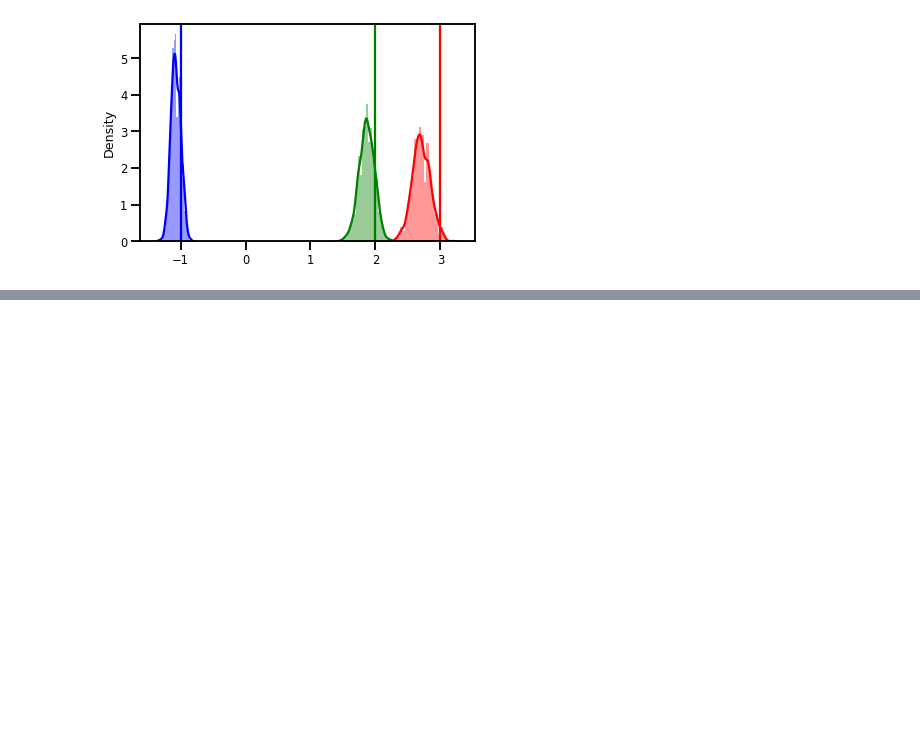
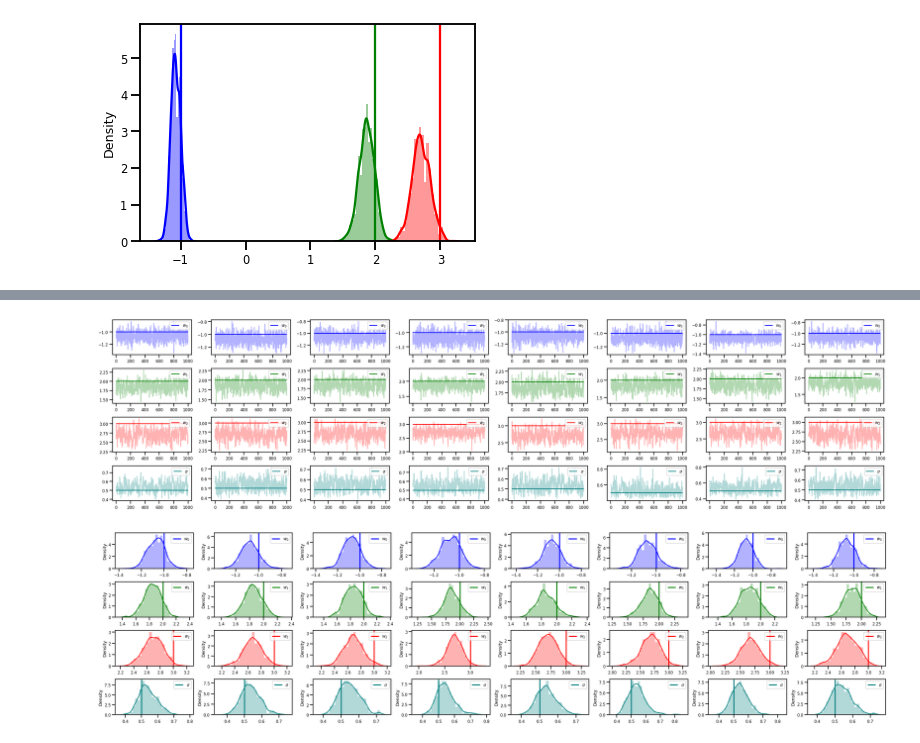
Before and after one commit to ghPRao/tensorflow_probability, a Jupyter notebook: notebooks/tensor_probability.ipynb, the cells around one changed output, grey strips where cells are left out. Saved outputs shown, nothing was run; the diff lists cells and outputs as text; code cells hidden in the pictures; blank space fills up the shorter version.

Commit message:
Sampling the noise

```diff
--- a/notebooks/tensor_probability.ipynb
+++ b/notebooks/tensor_probability.ipynb
@@ -527,0 +594,43 @@ plt.show()
+# %%
+w_chains, sigma_chains = chains
+
+# Trace plots of w (one of 8 chains)
+colors = ['b', 'g', 'r', 'teal']
+fig, axes = plt.subplots(4, num_chains, figsize=(4 * num_chains, 8))
+for j in range(num_chains):
+  for i in range(3):
+    ax = axes[i][j]
+    ax.plot(w_chains[:, j, i], c=colors[i], alpha=.3)
+    ax.hlines(true_w[i], 0, 1000, zorder=4, color=colors[i], label="$w_{}$".format(i))
+    ax.legend(loc='upper right')
+  ax = axes[3][j]
+  ax.plot(sigma_chains[:, j], alpha=.3, c=colors[3])
+  ax.hlines(noise_scale, 0, 1000, zorder=4, color=colors[3], label=r"$\sigma$".format(i))
+  ax.legend(loc='upper right')
+fig.tight_layout()
+plt.show()
+
+# Histogram of samples of w
+fig, axes = plt.subplots(4, num_chains, figsize=(4 * num_chains, 8))
+for j in range(num_chains):
+  for i in range(3):
+    ax = axes[i][j]
+    sns.distplot(w_chains[:, j, i], color=colors[i], norm_hist=True, ax=ax, hist_kws={'alpha': .3})
+  for i in range(3):
+    ax = axes[i][j]
+    ymax = ax.get_ylim()[1]
+    ax.vlines(true_w[i], 0, ymax, color=colors[i], label="$w_{}$".format(i), linewidth=3)
+    ax.set_ylim(0, ymax)
+    ax.legend(loc='upper right')
+
+  ax = axes[3][j]
+  sns.distplot(sigma_chains[:, j], color=colors[3], norm_hist=True, ax=ax, hist_kws={'alpha': .3})
+  ymax = ax.get_ylim()[1]
+  ax.vlines(noise_scale, 0, ymax, color=colors[3], label=r"$\sigma$".format(i), linewidth=3)
+  ax.set_ylim(0, ymax)
+  ax.legend(loc='upper right')
+fig.tight_layout()
+plt.show()
+# %% [output]
+[figure, added]
+[figure, added]
```
Also changed, not shown: parts of 3 cells of this notebook, 1 other file.
